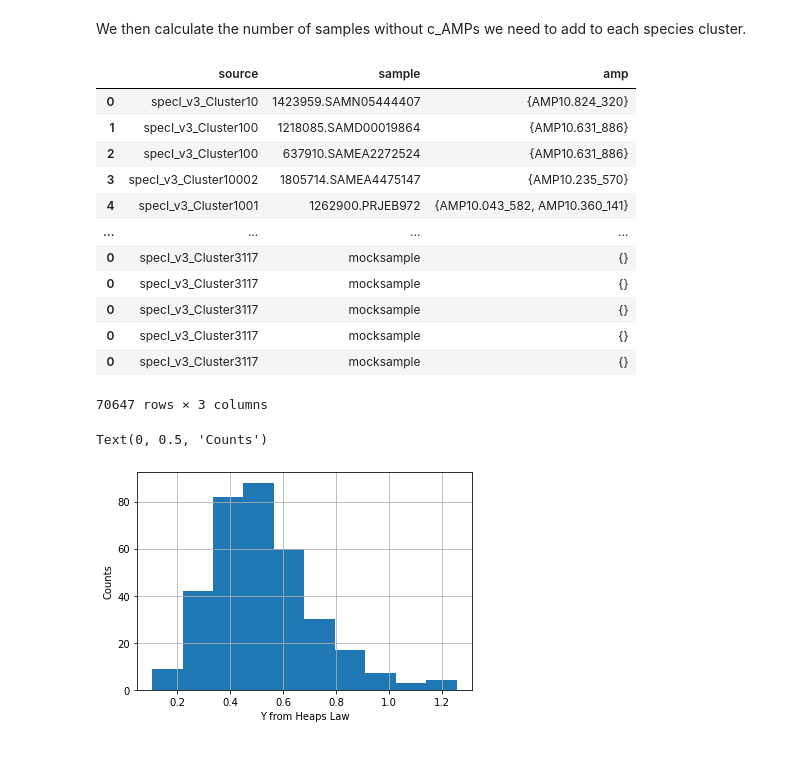
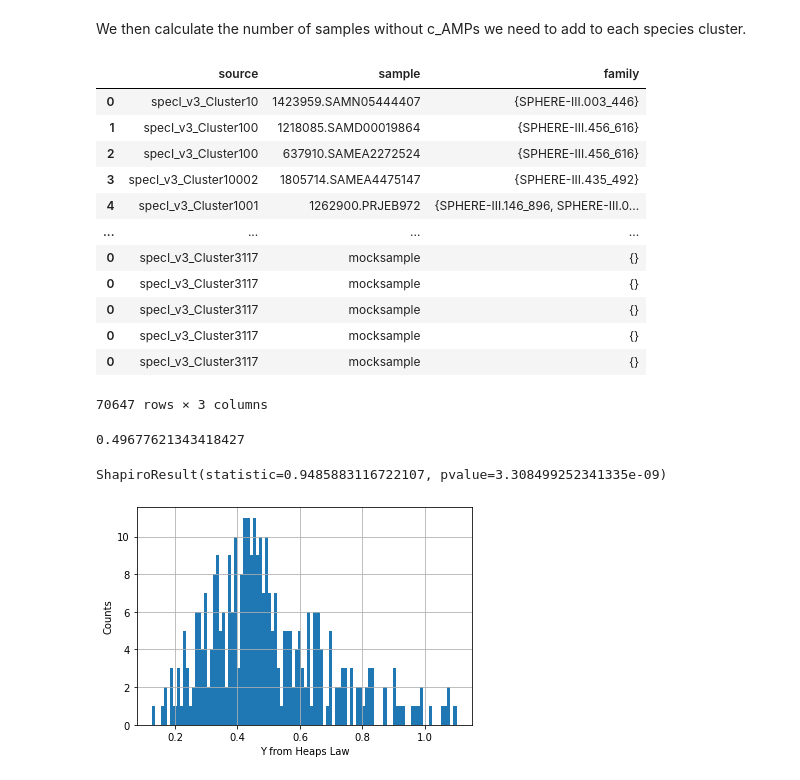
Before and after one commit to BigDataBiology/SantosJunior_Torres_2024_AMPSphere_v1, a Jupyter notebook: Manuscript_Analysis/testing_Heaps_law.ipynb, the cells around one changed output. Drawn from its saved outputs; the diff is of its cells as text; code cells hidden in the pictures.

```diff
--- a/Manuscript_Analysis/testing_Heaps_law.ipynb
+++ b/Manuscript_Analysis/testing_Heaps_law.ipynb
@@ -77,3 +97,10 @@ refdata.rename({'specI': 'source'}, axis=1, inplace=True)
+# %%
+refdata = refdata.drop('amp', axis=1).drop_duplicates()
+refdata = refdata.groupby(['specI', 'sample'])['family']
+refdata = refdata.apply(lambda x: set(x))
+refdata = refdata.reset_index()
+refdata.rename({'specI': 'source'}, axis=1, inplace=True)
+refdata.to_csv('test.tsv', sep='\t', header=True, index=None)
 # %% [markdown]
 We then calculate the number of samples without c_AMPs we need to add to each species cluster.
 # %%
@@ -95,18 +122,18 @@ rdf['replicate'] = rdf.specI - rdf.source
 rdf.replicate = rdf.replicate.astype('int')
 
 for spec, _, _, replicate in rdf.itertuples():
-    itdf = pd.DataFrame([[spec, 'mocksample', {}]], columns=['source', 'sample', 'amp'])
+    itdf = pd.DataFrame([[spec, 'mocksample', {}]], columns=['source', 'sample', 'family'])
     itdf = itdf.sample(replicate, replace=True)
     refdata = pd.concat([refdata, itdf])
 
 refdata
 # %% [output]
-|  | source | sample | amp |
-| 0 | specI_v3_Cluster10 | 1423959.SAMN05444407 | {AMP10.824_320} |
-| 1 | specI_v3_Cluster100 | 1218085.SAMD00019864 | {AMP10.631_886} |
-| 2 | specI_v3_Cluster100 | 637910.SAMEA2272524 | {AMP10.631_886} |
-| 3 | specI_v3_Cluster10002 | 1805714.SAMEA4475147 | {AMP10.235_570} |
-| 4 | specI_v3_Cluster1001 | 1262900.PRJEB972 | {AMP10.043_582, AMP10.360_141} |
+|  | source | sample | family |
+| 0 | specI_v3_Cluster10 | 1423959.SAMN05444407 | {SPHERE-III.003_446} |
+| 1 | specI_v3_Cluster100 | 1218085.SAMD00019864 | {SPHERE-III.456_616} |
+| 2 | specI_v3_Cluster100 | 637910.SAMEA2272524 | {SPHERE-III.456_616} |
+| 3 | specI_v3_Cluster10002 | 1805714.SAMEA4475147 | {SPHERE-III.435_492} |
+| 4 | specI_v3_Cluster1001 | 1262900.PRJEB972 | {SPHERE-III.146_896, SPHERE-III.0... |
 | ... | ... | ... | ... |
 | 0 | specI_v3_Cluster3117 | mocksample | {} |
 | 0 | specI_v3_Cluster3117 | mocksample | {} |
@@ -120,7 +147,7 @@ k = k[k >= 10].index
 
 splist = []
 for sp in k:
-    t = countclasses(refdata, sp)
+    t = countclasses(refdata, sp, verbose=True)
     splist.append(t)
 # %%
 splist = pd.DataFrame(splist,
@@ -129,16 +156,21 @@ splist = pd.DataFrame(splist,
                                'replicates',
                                'k',
                                'alpha',
-                               'r2'])
+                               'r2',
+                               'curve'])
 
 splist
 
 splist.to_csv('specI_heapslaw.tsv.gz', sep='\t', header=True, index=None)
 # %%
-splist[splist.r2 > 0.9].alpha.hist()
-
+splist[splist.r2 > 0.9].alpha.hist(bins=100)
+print(splist[splist.r2 > 0.9].alpha.mean())
 plt.xlabel('Y from Heaps Law')
 plt.ylabel('Counts')
+plt.savefig('distribution_of_coefficients.svg')
+
+shapiro(splist[splist.r2 > 0.9].alpha)
 # %% [output]
-Text(0, 0.5, 'Counts')
+0.49677621343418427
+ShapiroResult(statistic=0.9485883116722107, pvalue=3.308499252341335e-09)
-[figure, old version]
+[figure, new version]
```
Also changed, not shown: parts of 9 cells of this notebook, 3 other files.
